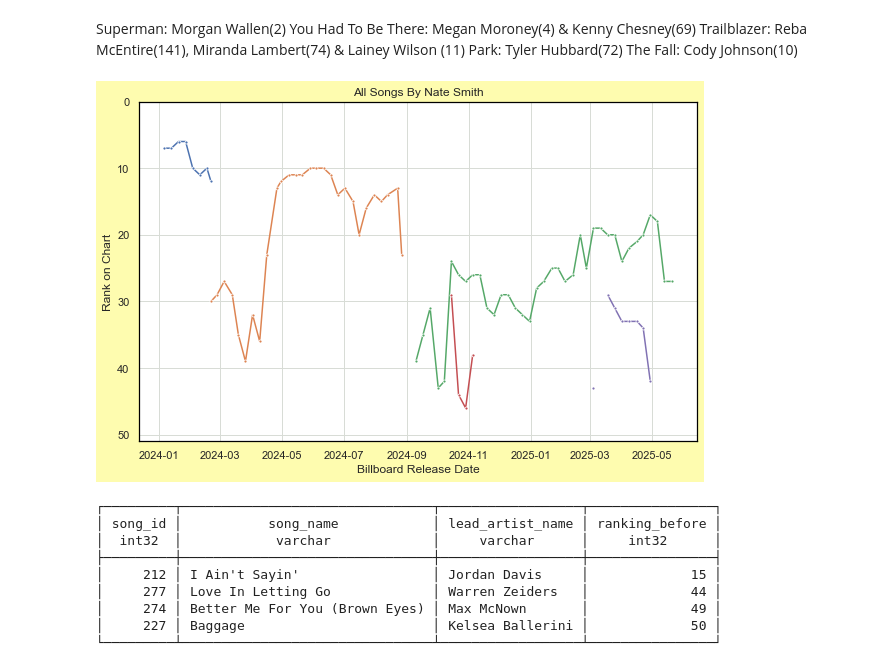
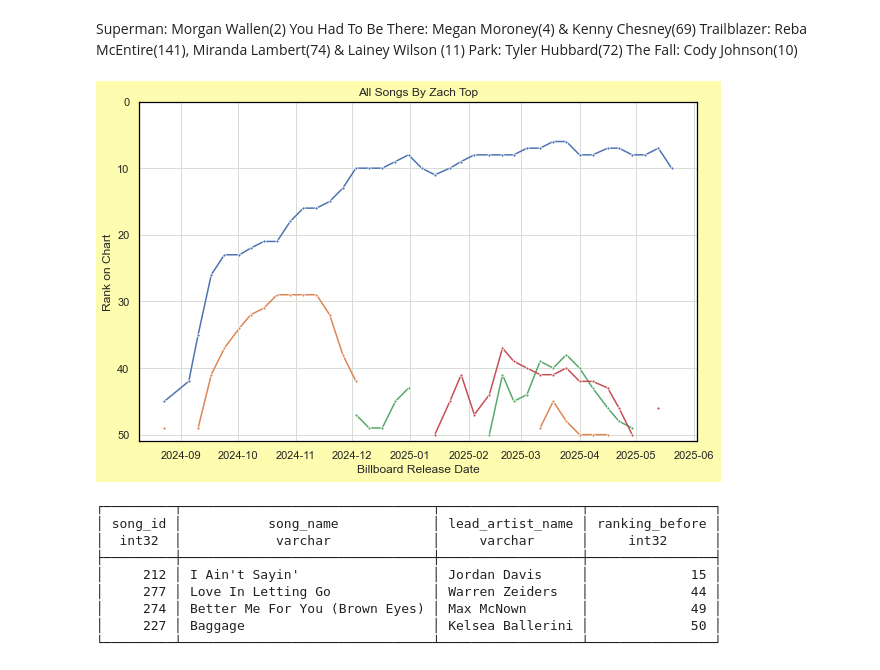
Before and after one commit to jwmanahan/billboard, a Jupyter notebook: add_new_week.ipynb, the cells around one changed output. Drawn from its saved outputs; the diff is of its cells as text; code cells hidden in the pictures.

```diff
--- a/add_new_week.ipynb
+++ b/add_new_week.ipynb
@@ -33,7 +33,7 @@ sns.set(
 # Change the billboard_observation_date!
 # %%
 current_date = date.today().strftime('%Y-%m-%d')
-billboard_observation_date = '2025-05-20'
+billboard_observation_date = '2025-05-28'
 # %%
 # Set up SQL connection
 %config SqlMagic.autopandas = True
@@ -803,7 +874,7 @@ The Fall: Cody Johnson(10)
 # %%
 # For now, manual artist name selection
 # TODO: Create charts for every artist on this week's chart at once
-artist_name = 'Nate Smith'
+artist_name = 'Zach Top'
 
 df_weeks_this_artist = df_weeks_for_artist.query(
     f"artist_name == '{artist_name}'"
@@ -814,34 +885,34 @@ df_weeks_this_artist = df_weeks_for_artist.query(
 #     this_artist_id = input("Please input artist ID for differentiation")
 #     df_weeks_this_artist[
 #         df_weeks_this_artist[artist_id] == this_artist_id
 #     ]
 
 for _, row in df_weeks_this_artist.pivot( # TODO no pivot to support legend in char 'song_name'
     index = 'song_id'
     , columns = 'billboard_observation_date' #TODO: weeks ago
     , values = 'billboard_rank'
 ).fillna(
     np.inf # suppresses only if a different song is on the chart in any week within this song's gap
 ).iterrows():
     graph = sns.lineplot(
         data = row
         , linestyle = credit_type_to_linestyle[
             df_weeks_this_artist[
                 df_weeks_this_artist['song_id'] == row.name
             ].groupby('relationship_type').count().iloc[0].name
         ]
         , marker = '.'
     )
 
 graph.set(
     title = f'All Songs By {artist_name}'
     , xlabel = 'Billboard Release Date' # Really observation date (for now)
     , ylabel = 'Rank on Chart'
     , ylim = [0, 51]
 )
 graph.axes.invert_yaxis()
 # %% [output]
-[figure, old version]
+[figure, new version]
 # %%
 # TODO: Set comparison_observation_date as num weeks back, not specific date
 current_observation_date = billboard_observation_date
```
Also changed, not shown: parts of 24 cells of this notebook, 5 other files.
